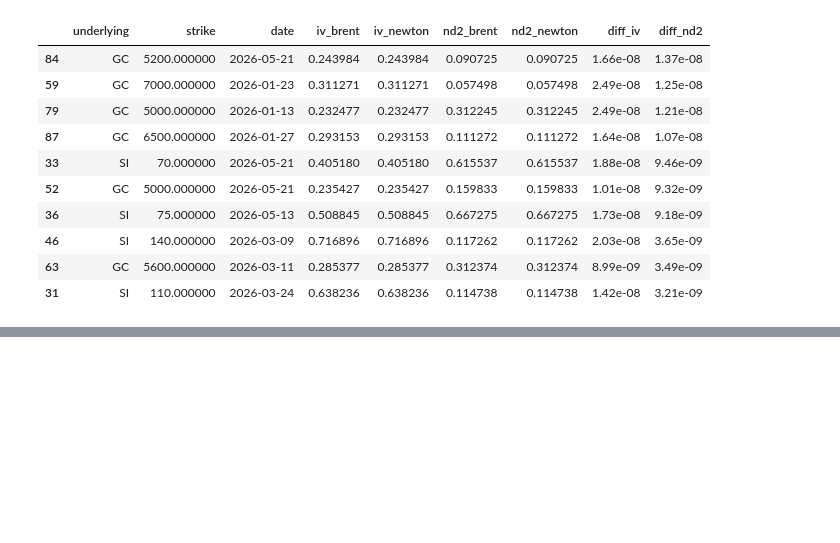
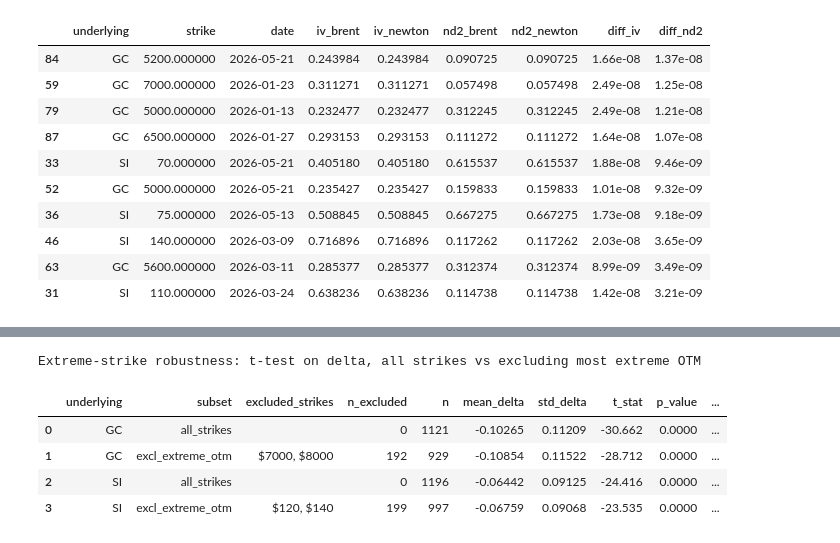
Before and after one commit to AidanCarp/polymarket-options-research, a Jupyter notebook: Jupyternotebook.ipynb, the cells around one changed output, grey strips where cells are left out. Saved outputs shown, nothing was run; the diff lists cells and outputs as text; code cells hidden in the pictures; blank space fills up the shorter version.

```diff
--- a/Jupyternotebook.ipynb
+++ b/Jupyternotebook.ipynb
@@ -1072,0 +1077,68 @@ Top 10 largest Brent vs Newton-Raphson differences (sample)
+# %%
+# -- Robustness check: excluding most extreme OTM strikes ------------------------
+# Re-runs the one-sample t-test on delta after dropping the most extreme OTM
+# strikes per asset (reuses _ttest_row from the T-Test Analysis section above),
+# to confirm the divergence isn't driven solely by the thinnest, most illiquid
+# strikes in the chain.
+if "delta" not in merged.columns:
+    merged["delta"] = merged["nd2"] - merged["pm_prob"]
+
+EXCLUDE_STRIKES = {"SI": [120.0, 140.0], "GC": [7000.0, 8000.0]}
+
+extreme_rows = []
+for und, grp in merged.groupby("underlying"):
+    excluded = EXCLUDE_STRIKES.get(und, [])
+    excl_grp = grp[~grp["strike"].isin(excluded)]
+
+    row_all = _ttest_row(und, "all_strikes", grp["delta"])
+    row_all["excluded_strikes"] = ""
+    row_all["n_excluded"] = 0
+    extreme_rows.append(row_all)
+
+    row_excl = _ttest_row(und, "excl_extreme_otm", excl_grp["delta"])
+    row_excl["excluded_strikes"] = ", ".join(f"${k:.0f}" for k in excluded)
+    row_excl["n_excluded"] = len(grp) - len(excl_grp)
+    extreme_rows.append(row_excl)
+
+extreme_df = (
+    pd.DataFrame(extreme_rows)
+    .rename(columns={"strike": "subset"})
+    [["underlying", "subset", "excluded_strikes", "n_excluded", "n",
+      "mean_delta", "std_delta", "t_stat", "p_value", "ci_lo_95", "ci_hi_95", "reject_H0"]]
+)
+
+extreme_path = os.path.join(DATA_DIR, "extreme_strike_robustness.csv")
+extreme_df.to_csv(extreme_path, index=False)
+print(f"Saved -> {extreme_path}\n")
+
+for und in EXCLUDE_STRIKES:
+    base = extreme_df[(extreme_df["underlying"] == und) & (extreme_df["subset"] == "all_strikes")].iloc[0]
+    excl = extreme_df[(extreme_df["underlying"] == und) & (extreme_df["subset"] == "excl_extreme_otm")].iloc[0]
+    delta_change = excl["mean_delta"] - base["mean_delta"]
+    pct_change   = delta_change / base["mean_delta"] * 100 if base["mean_delta"] != 0 else float("nan")
+    print(f"{und}: excluding {excl['excluded_strikes']} ({excl['n_excluded']} rows)")
+    print(f"  mean delta {base['mean_delta']:.5f} -> {excl['mean_delta']:.5f} "
+          f"(Δ={delta_change:+.5f}, {pct_change:+.1f}%)")
+    print(f"  p-value    {base['p_value']:.2e} -> {excl['p_value']:.2e}; "
+          f"reject_H0 {base['reject_H0']} -> {excl['reject_H0']}")
+    if bool(base["reject_H0"]) == bool(excl["reject_H0"]) and abs(pct_change) < 20:
+        print(f"  -> robust: excluding the most extreme OTM strikes does not change the conclusion.\n")
+    else:
+        print(f"  -> [warn] excluding the most extreme OTM strikes meaningfully changes the result.\n")
+
+display(
+    extreme_df
+    .style
+    .format({
+        "mean_delta": "{:.5f}",
+        "std_delta":  "{:.5f}",
+        "t_stat":     "{:.3f}",
+        "p_value":    "{:.4f}",
+        "ci_lo_95":   "{:.5f}",
+        "ci_hi_95":   "{:.5f}",
+    })
+    .set_caption(
+        "Extreme-strike robustness: t-test on delta, all strikes vs excluding most extreme OTM"
+    )
+)
+# %% [output]
@@ -1072,0 +1156,6 @@ Top 10 largest Brent vs Newton-Raphson differences (sample)
+Extreme-strike robustness: t-test on delta, all strikes vs excluding most extreme OTM
+|  | underlying | subset | excluded_strikes | n_excluded | n | mean_delta | std_delta | t_stat | p_value | ... |
+| 0 | GC | all_strikes |  | 0 | 1121 | -0.10265 | 0.11209 | -30.662 | 0.0000 | ... |
+| 1 | GC | excl_extreme_otm | $7000, $8000 | 192 | 929 | -0.10854 | 0.11522 | -28.712 | 0.0000 | ... |
+| 2 | SI | all_strikes |  | 0 | 1196 | -0.06442 | 0.09125 | -24.416 | 0.0000 | ... |
+| 3 | SI | excl_extreme_otm | $120, $140 | 199 | 997 | -0.06759 | 0.09068 | -23.535 | 0.0000 | ... |
```
Also changed, not shown: parts of 2 cells of this notebook, 1 other file.
